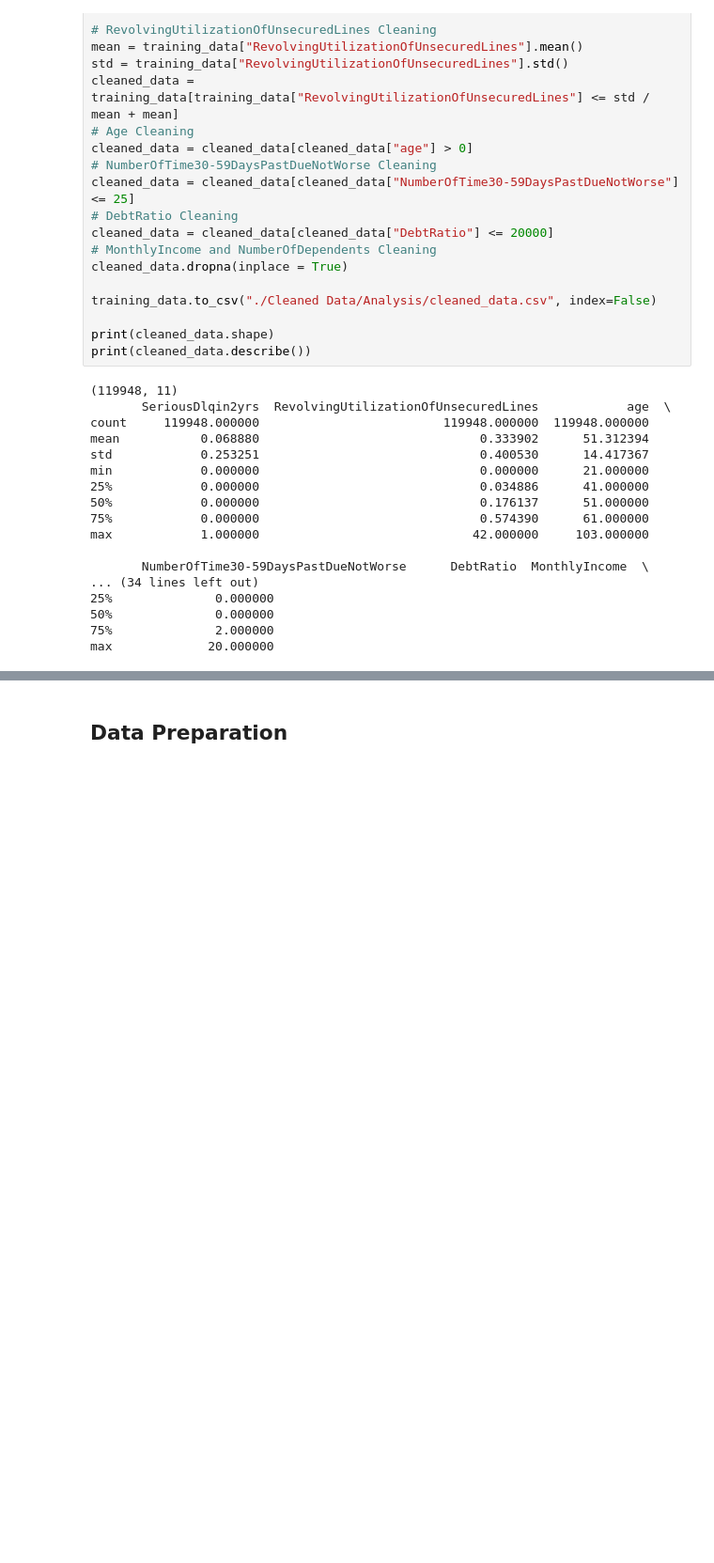
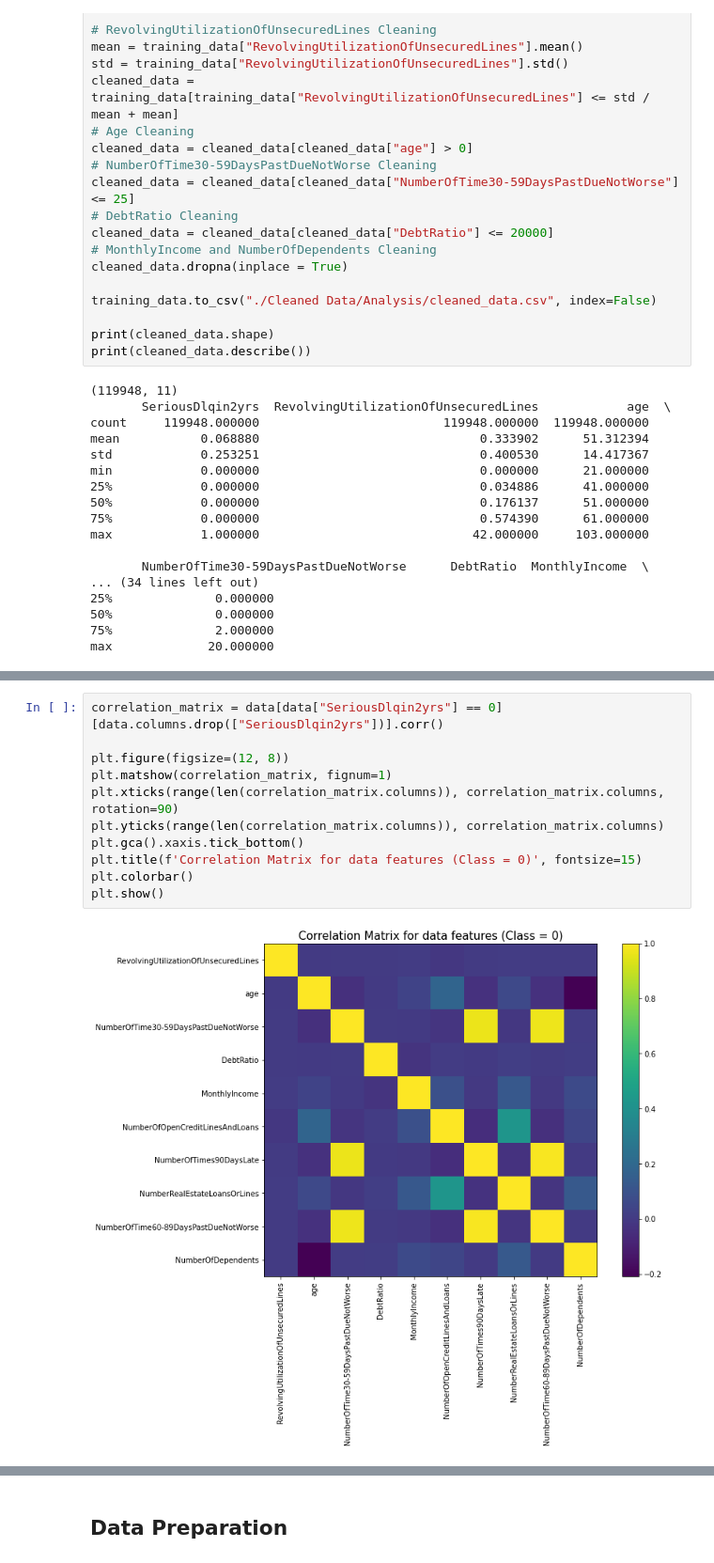
Before and after one commit to kimsternator/ECE-225-Project, a Jupyter notebook: ECE 225 Project.ipynb, the cells around one changed output, grey strips where cells are left out. Shown: that part at 94% size. Drawn from its saved outputs; the diff is of its cells as text; blank space fills up the shorter version.

```diff
--- a/ECE 225 Project.ipynb
+++ b/ECE 225 Project.ipynb
@@ -682,0 +743,13 @@ max             20.000000
+# %%
+correlation_matrix = data[data["SeriousDlqin2yrs"] == 0][data.columns.drop(["SeriousDlqin2yrs"])].corr()
+
+plt.figure(figsize=(12, 8))
+plt.matshow(correlation_matrix, fignum=1)
+plt.xticks(range(len(correlation_matrix.columns)), correlation_matrix.columns, rotation=90)
+plt.yticks(range(len(correlation_matrix.columns)), correlation_matrix.columns)
+plt.gca().xaxis.tick_bottom()
+plt.title(f'Correlation Matrix for data features (Class = 0)', fontsize=15)
+plt.colorbar()
+plt.show()
+# %% [output]
+[figure, added]
```
Also changed, not shown: parts of 9 cells of this notebook.
